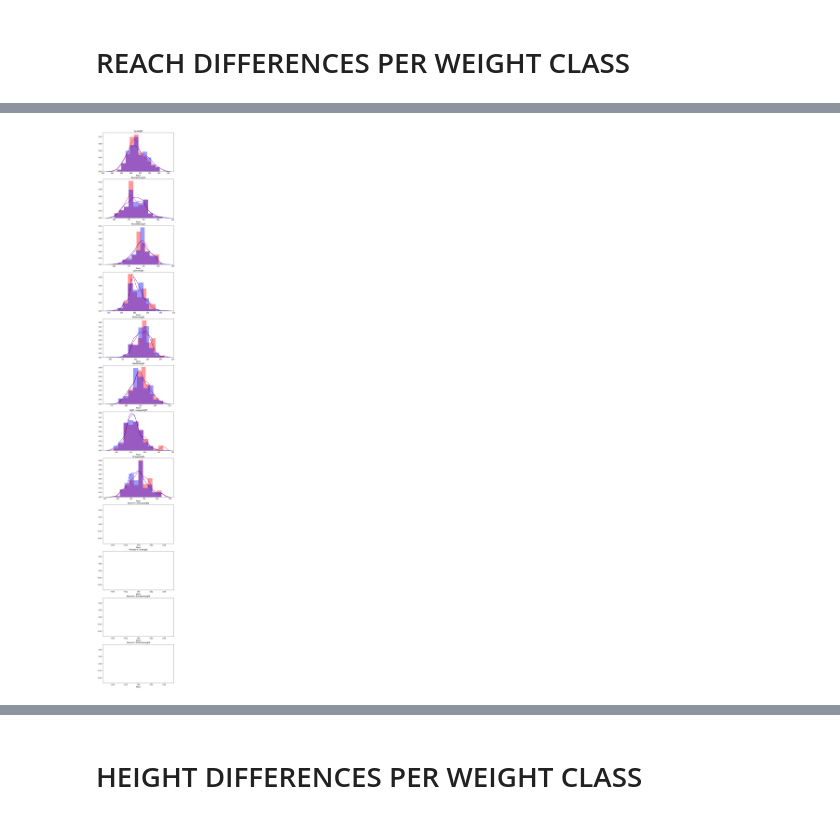
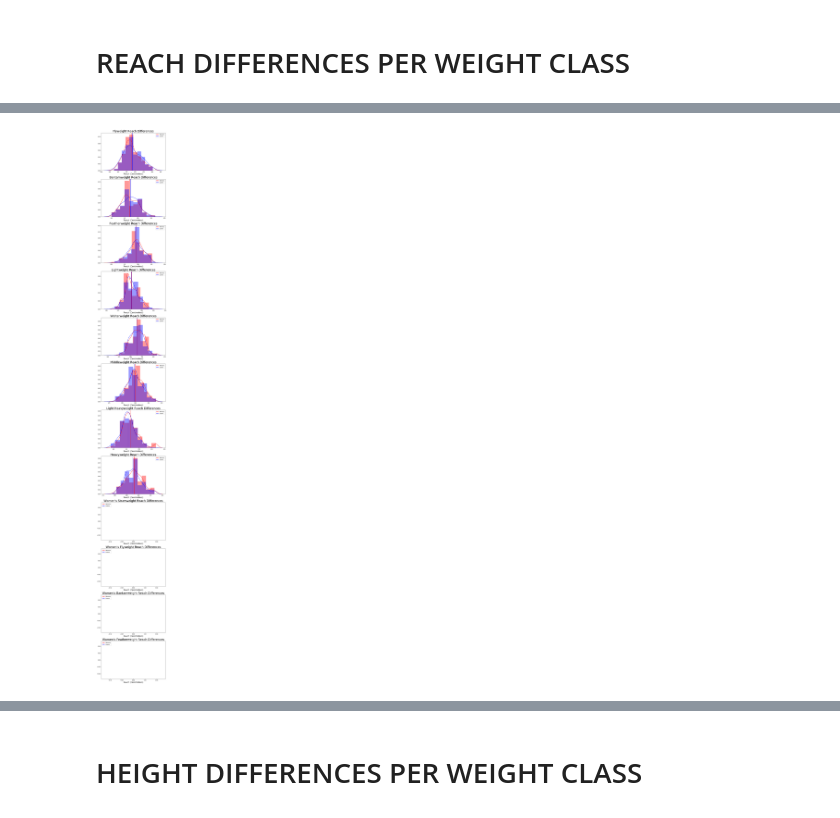
Before and after one commit to mdhwang/UFC-Fight-Victor-Predictor, a Jupyter notebook: UFC EDA.ipynb, the cells around one changed output, grey strips where cells are left out. Saved outputs shown, nothing was run; the diff lists cells and outputs as text; code cells hidden in the pictures.

```diff
--- a/UFC EDA.ipynb
+++ b/UFC EDA.ipynb
@@ -301,26 +293,29 @@ axes[0]
 # %%
 wc = list(weight_classes_dict.values())
 num = len(wc)
 fig, axes = plt.subplots(num,1, figsize=(8,64))
+plt.tight_layout(pad=0.4, w_pad=0.5, h_pad=5.0)
 
 
 
 for i,each in enumerate(wc):
     sb.distplot(winners[winners["Weight Class"]==each]["Reach"],color="r",bins=10,ax=axes[i])
     sb.distplot(losers[losers["Weight Class"]==each]["Reach"],color='b',bins=10,ax=axes[i])
 #     ax[i].axvline(winners[winners["Weight Class"]==each]["Reach"].mean(),color="r")
 #     ax[i].axvline(losers[losers["Weight Class"]==each]["Reach"].mean(),color="b")
-    axes[i].set_title(each)
-
-
+    axes[i].set_title(each+" Reach Differences",fontsize="24")
+    axes[i].set_xlabel("Reach (Centimeters)",fontsize="16")
+    axes[i].legend(['Winners','Losers'])
+    axes[i].axvline(winners[winners["Weight Class"]==each]["Reach"].mean(),color='r')
+    axes[i].axvline(losers[losers["Weight Class"]==each]["Reach"].mean(),color='b')
 # sb.distplot(winners[winners["Weight Class"]==each]["Reach"],color="r")
 # sb.distplot(losers[losers["Weight Class"]==each]["Reach"],color="b")
 # sb.distplot(winners[winners["Weight Class"]==each]["Reach"],color="r",ax=axes[0,0])
 # sb.distplot(losers[losers["Weight Class"]==each]["Reach"],color="b",ax=axes[0,0])
 # sb.distplot(winners[winners["Weight Class"]==each]["Reach"],color="r",ax=axes[1,0])
 # sb.distplot(losers[losers["Weight Class"]==each]["Reach"],color="b",ax=axes[0,1])
 # %% [output]
-[figure, old version]
+[figure, new version]
 # %%
 wc = list(weight_classes_dict.values())
 num = len(wc)
```
Also changed, not shown: parts of 8 cells of this notebook, 8 other files.
